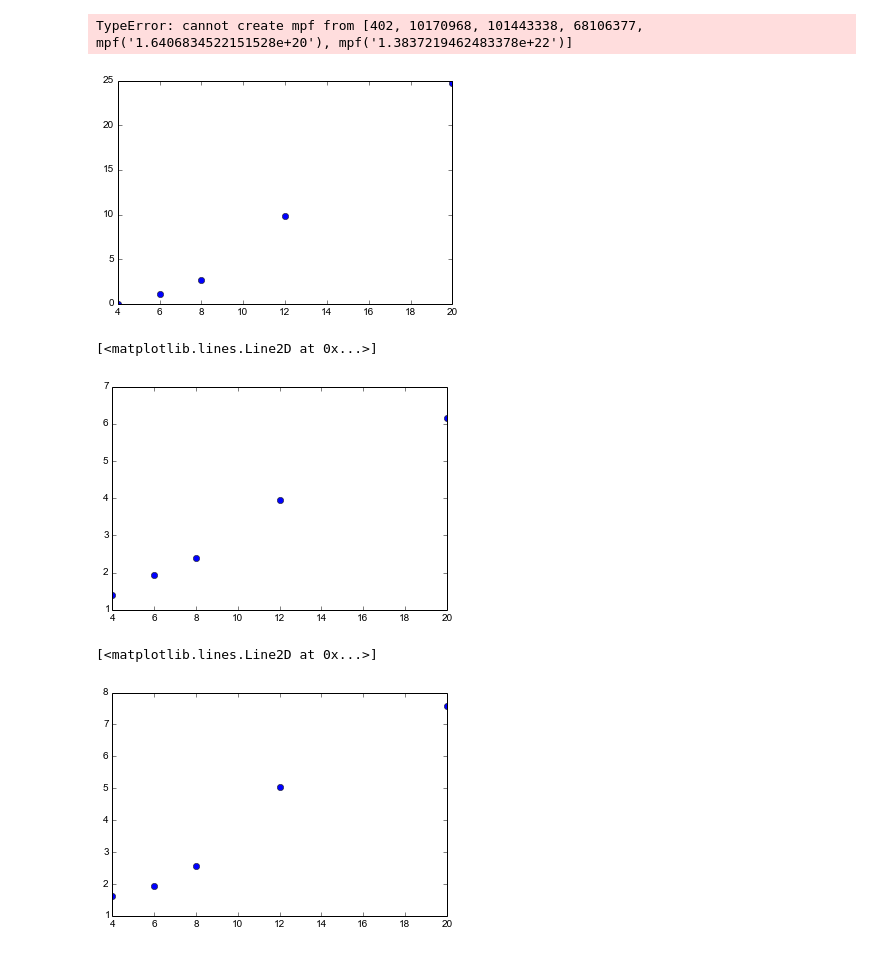
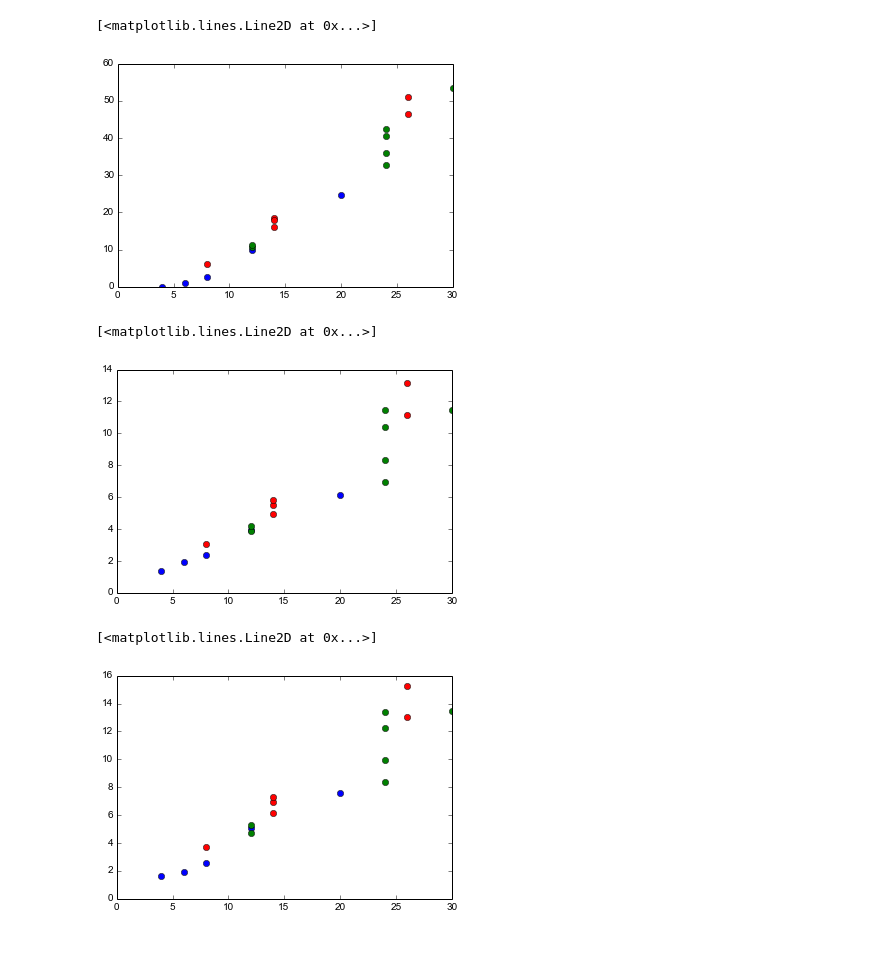
Before and after one commit to Danie1Johnson/thesis, a Jupyter notebook: images/BG_CCS_stats.ipynb, the cells around one changed output. Saved outputs shown, nothing was run; the diff lists cells and outputs as text; code cells hidden in the pictures.

```diff
--- a/images/BG_CCS_stats.ipynb
+++ b/images/BG_CCS_stats.ipynb
@@ -42,6 +42,28 @@ archimedean_paths = [402, 10170968, 101443338, 68106377, mp.mpf('164068345221515
 archimedean_shell_ints = [21, 136, 247, 342, 70887, 515335]
 archimedean_shell_cons = [40, 468, 1000, 1464, 462721, 4070813]
 archimedean_shell_paths = [174, 477776, 5232294, 5704138, 64308526503247584, 13890723216176694816]
+# %%
+catalan_names_uc = ["Triakis Tetrahedron",
+                    "Rhombic Dodecahedron",
+                    "Triakis Octahedron",
+                    "Tetrakis Hexahedron",
+                    "Deltoidal Icositetrahedron",
+                    "Pentagonal Icositetrahedron",
+                    "Rhombic Triacontahedron"]
+catalan_names = ["triakis_tetrahedron",
+                 "rhombic_dodecahedron",
+                 "triakis_octahedron",
+                 "tetrakis_hexahedron",
+                 "deltoidal_icositetrahedron",
+                 "pentagonal_icositetrahedron",
+                 "rhombic_triacontahedron"]
+catalan_faces = [12, 12, 24, 24, 24, 24, 30]
+catalan_ints = [98, 127, 12748, 50767, 209675, 345938, 2423212]
+catalan_cons = [318, 493, 81296, 394377, 1989548, 3544987, 26823095]
+catalan_paths = [38938, 76936, 169402670046670, 4253948297210346, 418663242727526726, 2828128000716774492, 161598744916797017978128]
+catalan_shell_ints = [48, 67, 1021, 4224, 33046, 95326, 97741]
+catalan_shell_cons = [115, 195, 4237, 21125, 208317, 657013, 702219]
+catalan_shell_paths = [5012, 6258, 210459770300, 5894431702846, 703619122996096, 7572459719248765, 7057239571753327764]
 # %%
 plt.plot(platonic_faces, np.log(platonic_ints),'o')
 plt.plot(archimedean_faces, np.log(archimedean_ints),'ro')
@@ -57,18 +81,23 @@ plt.plot(archimedean_faces, np.log(archimedean_cons),'ro')
 # %%
 plt.plot(platonic_faces, np.log(platonic_paths),'o')
-plt.plot(archimedean_faces, mp.log(archimedean_paths),'o')
+plt.plot(archimedean_faces, [mp.log(x) for x in archimedean_paths],'ro')
+plt.plot(catalan_faces, [mp.log(x) for x in catalan_paths],'go')
 # %% [output]
-TypeError: cannot create mpf from [402, 10170968, 101443338, 68106377, mpf('1.6406834522151528e+20'), mpf('1.3837219462483378e+22')]
+[<matplotlib.lines.Line2D at 0x...>]
-[figure, old version]
+[figure, new version]
 # %%
 plt.plot(platonic_faces, np.log(platonic_shell_ints),'o')
+plt.plot(archimedean_faces, np.log(archimedean_shell_ints),'ro')
+plt.plot(catalan_faces, np.log(catalan_shell_ints),'go')
 # %% [output]
 [<matplotlib.lines.Line2D at 0x...>]
-[figure, old version]
+[figure, new version]
 # %%
 plt.plot(platonic_faces, np.log(platonic_shell_cons),'o')
+plt.plot(archimedean_faces, np.log(archimedean_shell_cons),'ro')
+plt.plot(catalan_faces, np.log(catalan_shell_cons),'go')
 # %% [output]
 [<matplotlib.lines.Line2D at 0x...>]
-[figure, old version]
+[figure, new version]
 # %%
 plt.plot(platonic_faces, np.log(platonic_shell_paths),'o')
```
Also changed, not shown: parts of 3 cells of this notebook.
